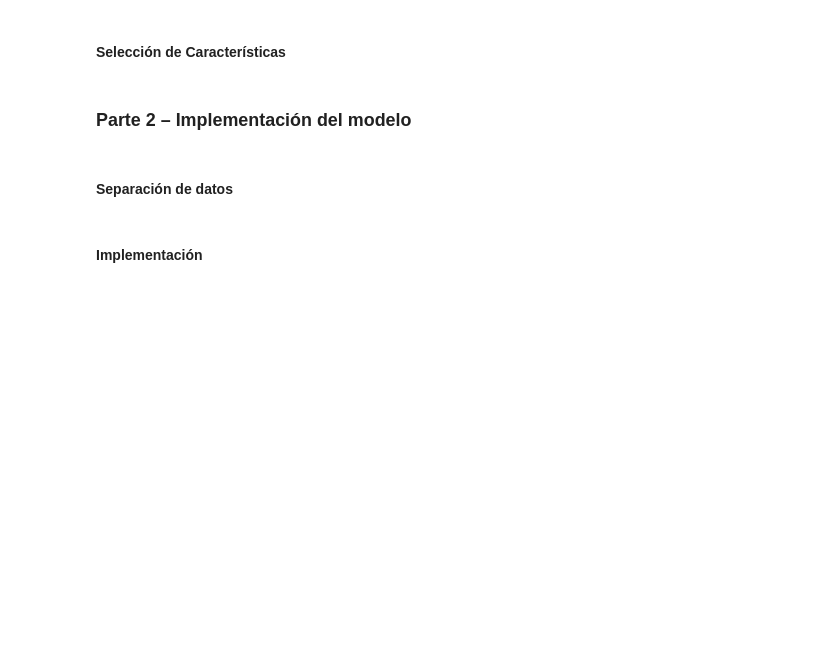
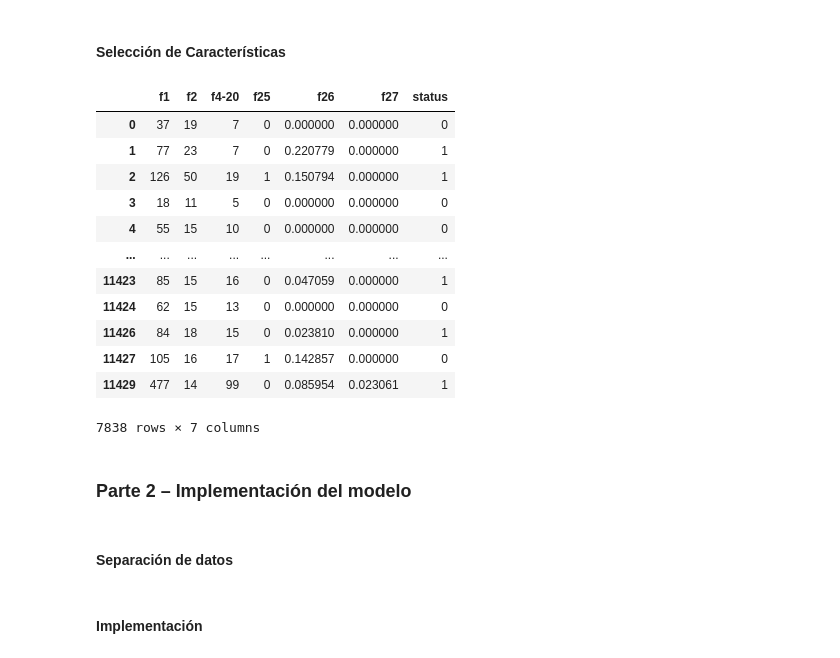
Before and after one commit to alexabravo/Laboratorio01-SDS, a Jupyter notebook: Lab01-sds.ipynb, the cells around one changed output. Cells and saved outputs as stored; diff of their text form; code cells hidden in the pictures; blank space fills up the shorter version.

```diff
--- a/Lab01-sds.ipynb
+++ b/Lab01-sds.ipynb
@@ -103,5 +131,23 @@ df.head(5)
 # %% [markdown]
 #### Selección de Características
+# %%
+new_df = df_final[['f1', 'f2', 'f4-20', 'f25', 'f26', 'f27', 'status']].copy()
+# %%
+new_df.drop_duplicates()
+# %% [output]
+|  | f1 | f2 | f4-20 | f25 | f26 | f27 | status |
+| 0 | 37 | 19 | 7 | 0 | 0.000000 | 0.000000 | 0 |
+| 1 | 77 | 23 | 7 | 0 | 0.220779 | 0.000000 | 1 |
+| 2 | 126 | 50 | 19 | 1 | 0.150794 | 0.000000 | 1 |
+| 3 | 18 | 11 | 5 | 0 | 0.000000 | 0.000000 | 0 |
+| 4 | 55 | 15 | 10 | 0 | 0.000000 | 0.000000 | 0 |
+| ... | ... | ... | ... | ... | ... | ... | ... |
+| 11423 | 85 | 15 | 16 | 0 | 0.047059 | 0.000000 | 1 |
+| 11424 | 62 | 15 | 13 | 0 | 0.000000 | 0.000000 | 0 |
+| 11426 | 84 | 18 | 15 | 0 | 0.023810 | 0.000000 | 1 |
+| 11427 | 105 | 16 | 17 | 1 | 0.142857 | 0.000000 | 0 |
+| 11429 | 477 | 14 | 99 | 0 | 0.085954 | 0.023061 | 1 |
+7838 rows × 7 columns
 # %% [markdown]
 ### Parte 2 – Implementación del modelo
 # %% [markdown]
```
Also changed, not shown: parts of 10 cells of this notebook.
